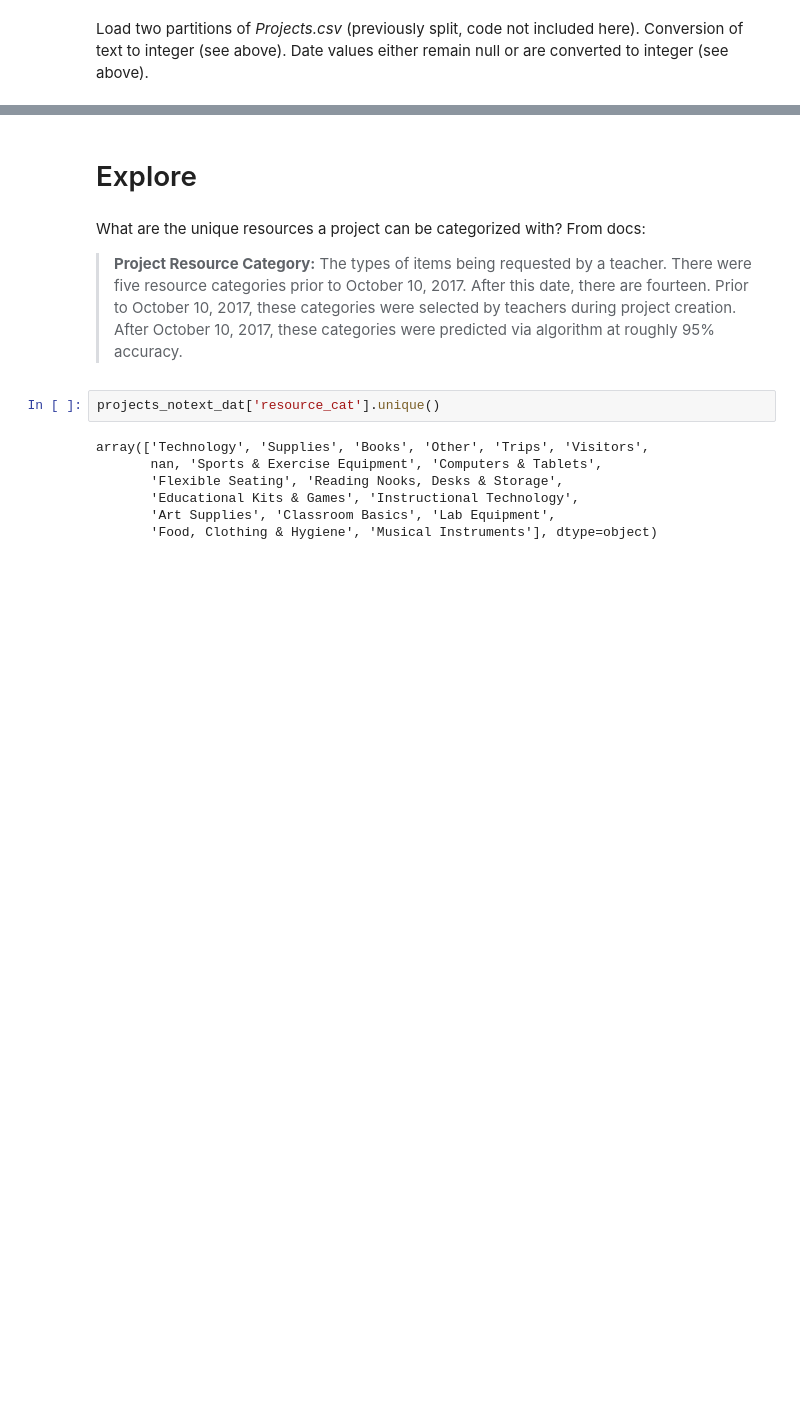
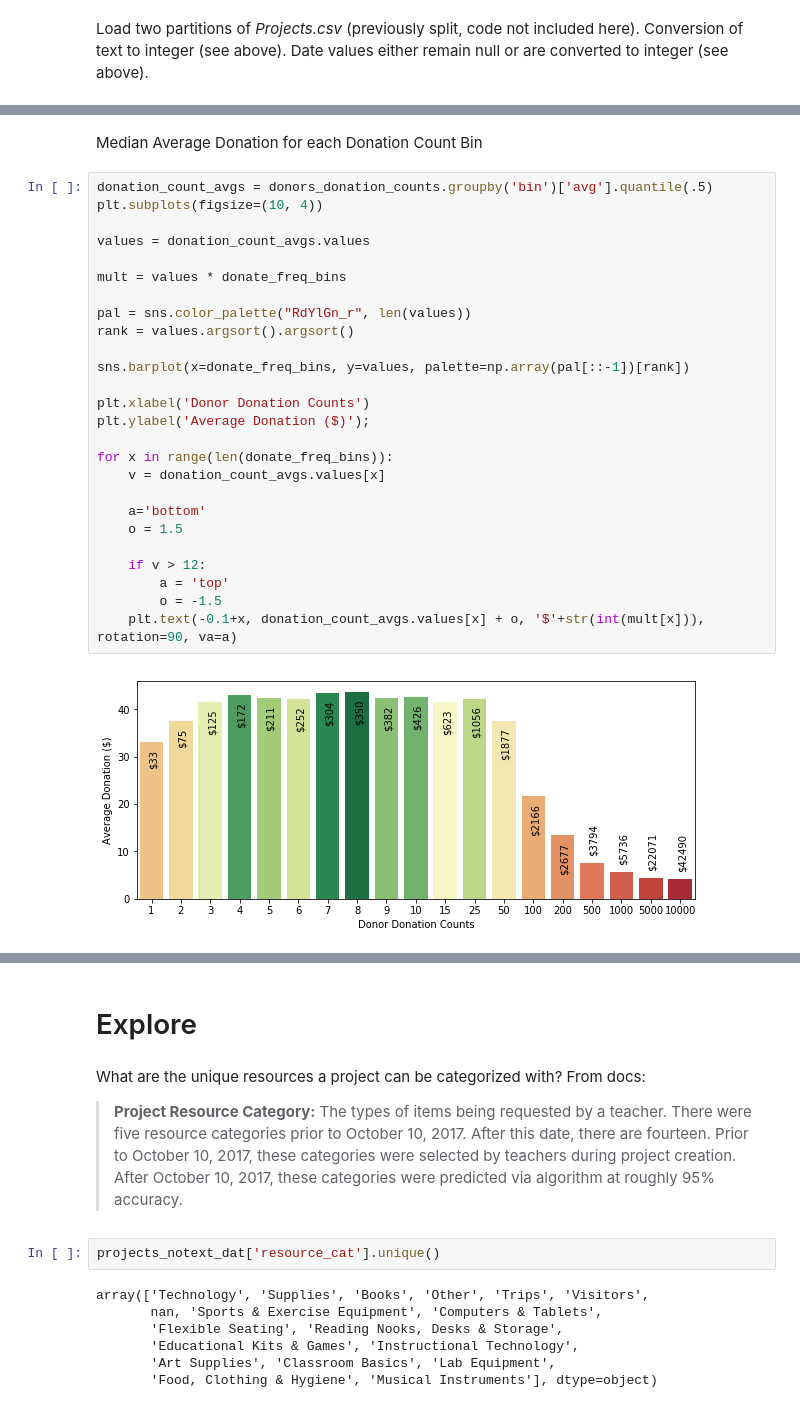
Before and after one commit to mikeona120/MATH189_Final, a Jupyter notebook: liebscher_analysis.ipynb, the cells around one changed output, grey strips where cells are left out. Drawn from its saved outputs; the diff is of its cells as text; blank space fills up the shorter version.

```diff
--- a/liebscher_analysis.ipynb
+++ b/liebscher_analysis.ipynb
@@ -184,0 +302,30 @@ projects_notext_dat.sample(5) # randomly sample 5
+# %% [markdown]
+Median Average Donation for each Donation Count Bin
+# %%
+donation_count_avgs = donors_donation_counts.groupby('bin')['avg'].quantile(.5)
+plt.subplots(figsize=(10, 4))
+
+values = donation_count_avgs.values
+
+mult = values * donate_freq_bins
+
+pal = sns.color_palette("RdYlGn_r", len(values))
+rank = values.argsort().argsort()
+
+sns.barplot(x=donate_freq_bins, y=values, palette=np.array(pal[::-1])[rank])
+
+plt.xlabel('Donor Donation Counts')
+plt.ylabel('Average Donation ($)');
+
+for x in range(len(donate_freq_bins)):
+    v = donation_count_avgs.values[x]
+
+    a='bottom'
+    o = 1.5
+
+    if v > 12:
+        a = 'top'
+        o = -1.5
+    plt.text(-0.1+x, donation_count_avgs.values[x] + o, '$'+str(int(mult[x])), rotation=90, va=a)
+# %% [output]
+[figure, added]
```
Also changed, not shown: parts of 79 cells of this notebook.
